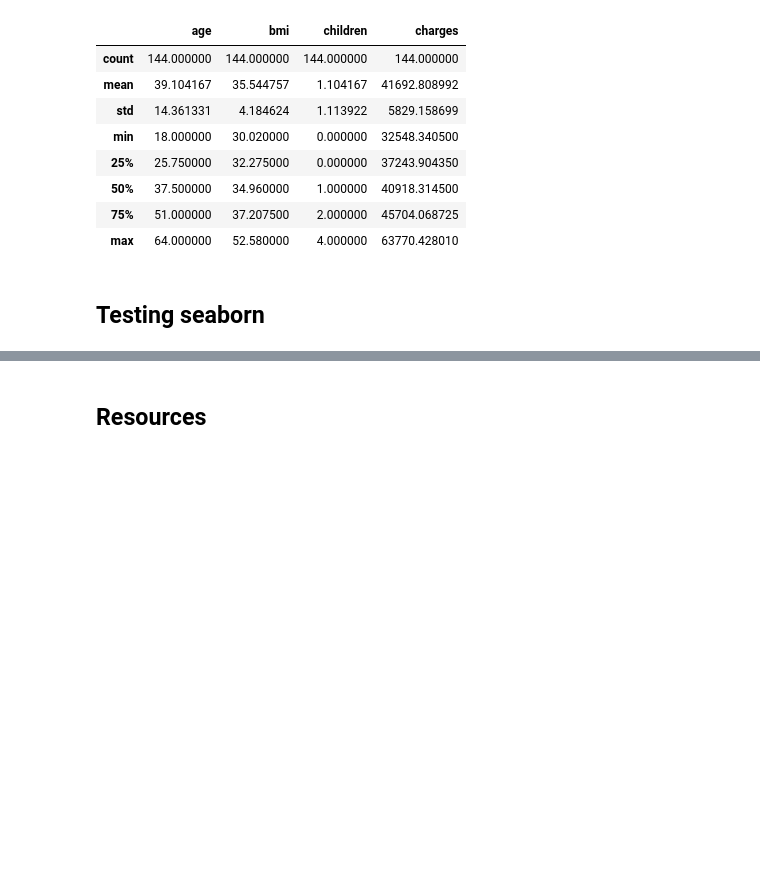
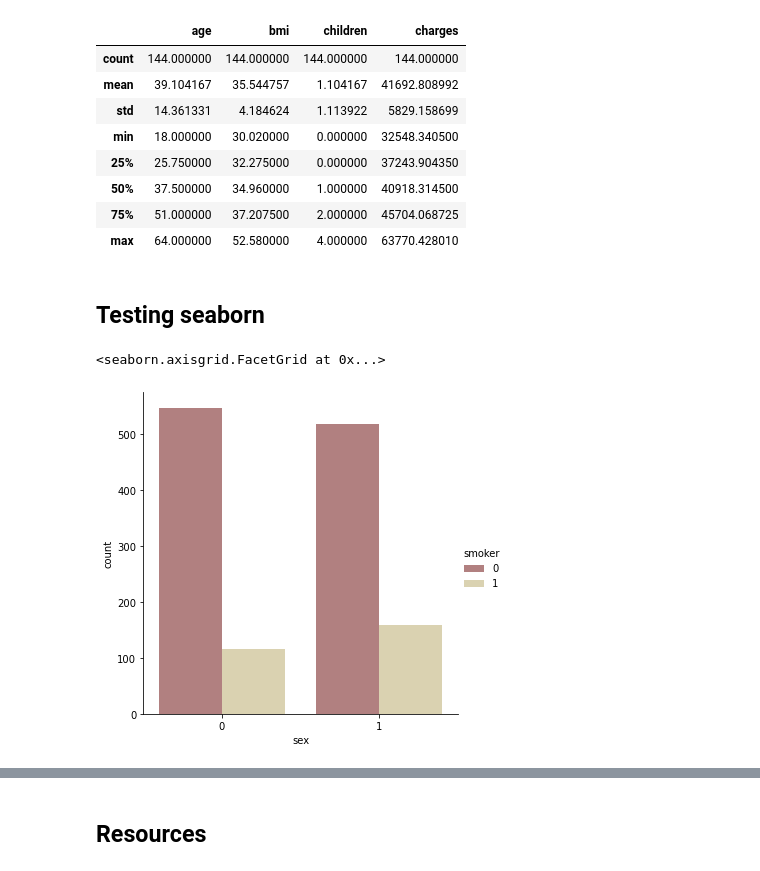
Before and after one commit to eon129/pytorch_tests, a Jupyter notebook: TestingLibraries.ipynb, the cells around one changed output, grey strips where cells are left out. Drawn from its saved outputs; the diff is of its cells as text; code cells hidden in the pictures; blank space fills up the shorter version.

Commit message:
Added seaborn library testing. Added more insihgts in linear example

```diff
--- a/TestingLibraries.ipynb
+++ b/TestingLibraries.ipynb
@@ -136,3 +136,20 @@ data[(data['bmi'] > 30) & (data['smoker'] == 'yes')].describe()
 | max | 64.000000 | 52.580000 | 4.000000 | 63770.428010 |
 # %% [markdown]
 ## Testing seaborn
+# %%
+from sklearn.preprocessing import LabelEncoder
+#sex
+le = LabelEncoder()
+le.fit(data.sex.drop_duplicates())
+data.sex = le.transform(data.sex)
+# smoker or not
+le.fit(data.smoker.drop_duplicates())
+data.smoker = le.transform(data.smoker)
+#region
+le.fit(data.region.drop_duplicates())
+data.region = le.transform(data.region)
+# %%
+sns.catplot(x="sex", kind="count",hue = 'smoker', palette="pink", data=data)
+# %% [output]
+<seaborn.axisgrid.FacetGrid at 0x...>
+[figure, added]
```
Also changed, not shown: parts of 9 cells of this notebook, 1 other file.
